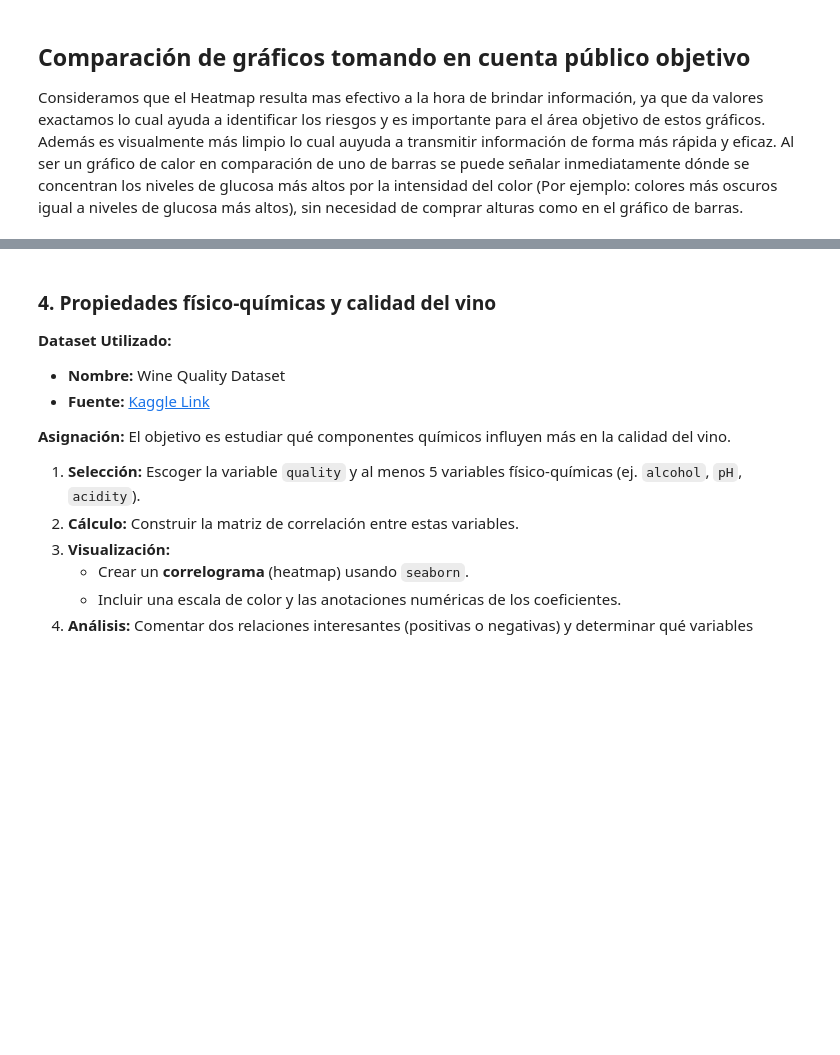
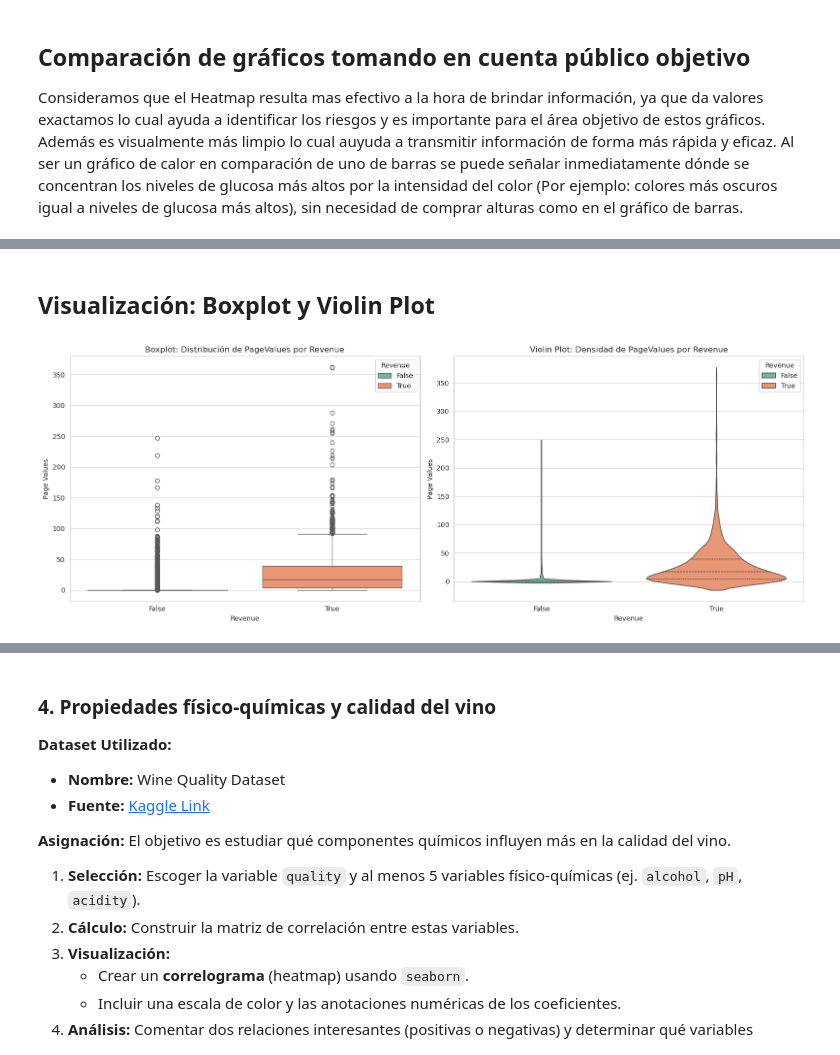
Before and after one commit to TZeik/icc321-2025-ie04, a Jupyter notebook: informe_investigacion_4.ipynb, the cells around one changed output, grey strips where cells are left out. Cells and saved outputs as stored; diff of their text form; code cells hidden in the pictures; blank space fills up the shorter version.

```diff
--- a/informe_investigacion_4.ipynb
+++ b/informe_investigacion_4.ipynb
@@ -220,0 +222,10 @@ El objetivo es distinguir el comportamiento de los usuarios que compran frente a
+# %%
+# Carga del dataset
+df_shop = pd.read_csv('online_shoppers_intention.csv')
+
+# Pre-procesamiento: Seleccionamos las columnas PageValues y Revenue
+df_shop_subset = df_shop[["PageValues", "Revenue"]]
+
+print("Conteo de valores (primeros 5):")
+print(df_shop_subset["PageValues"].value_counts().head())
+display(df_shop_subset.head())
@@ -220,0 +247,37 @@ El objetivo es distinguir el comportamiento de los usuarios que compran frente a
+# %% [markdown]
+## Visualización: Boxplot y Violin Plot
+# %%
+# Configuración de estilo general
+sns.set_style("whitegrid")
+
+fig, axes = plt.subplots(1, 2, figsize=(16, 6))
+
+# Boxplot
+sns.boxplot(
+    data=df_shop_subset,
+    x="Revenue",
+    y="PageValues",
+    hue="Revenue",
+    palette="Set2",
+    ax=axes[0]
+)
+axes[0].set_title("Boxplot: Distribución de PageValues por Revenue")
+axes[0].set_ylabel("Page Values")
+
+# Violin Plot
+sns.violinplot(
+    data=df_shop_subset,
+    x="Revenue",
+    y="PageValues",
+    hue="Revenue",
+    inner="quart",
+    palette="Set2",
+    ax=axes[1]
+)
+axes[1].set_title("Violin Plot: Densidad de PageValues por Revenue")
+axes[1].set_ylabel("Page Values")
+
+plt.tight_layout()
+plt.show()
+# %% [output]
+[figure, added]
```
Also changed, not shown: parts of 10 cells of this notebook, 2 other files.
